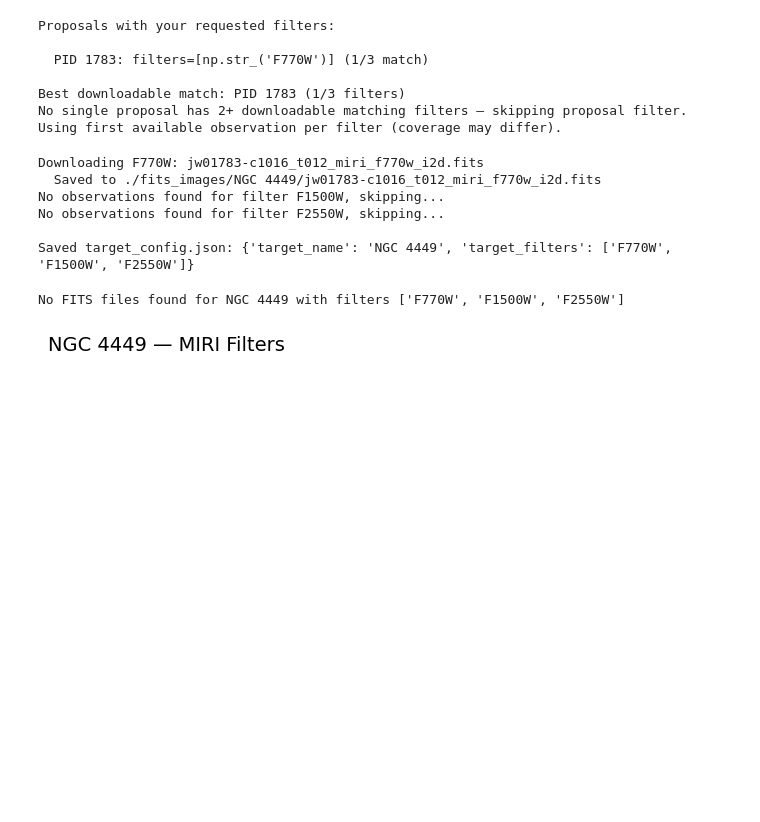
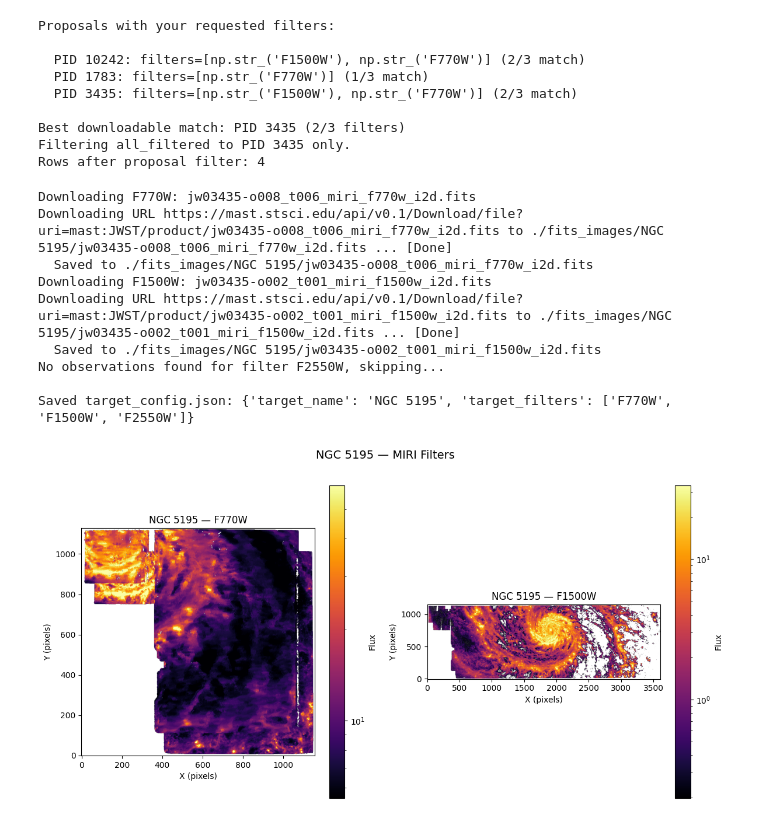
Before and after one commit to osnow07/Astron_1221_Project_2, a Jupyter notebook: Working_draft.ipynb, the cells around one changed output. Drawn from its saved outputs; the diff is of its cells as text; code cells hidden in the pictures; blank space fills up the shorter version.

```diff
--- a/Working_draft.ipynb
+++ b/Working_draft.ipynb
@@ -1,21 +1,27 @@
 # %%
+"""
+This code will create a false color image from James Webb Space Telescope observations using the MIRI instrument. It does this through pulling data from the Mast API and processing the resulting data. These observations will be displayed and will be stacked to make a RGB false color image. This is done by assigning a red, green, and blue to a long, medium, and short wavelength of light see through the MIRI wavelength filters. This notebook pulls the data from the API and displays the raw images while the next notebook, False_color, creates a pretty false color image.
+"""
 from astropy.io import fits
 import matplotlib.pyplot as plt
-from astropy.wcs import WCS
 import numpy as np
-from astropy.coordinates import SkyCoord
-import astropy.units as u
-from astroquery.mast import Observations, Mast
-from pprint import pprint
+from astroquery.mast import Observations
 import os
-import re
 import glob
+from astropy.table import vstack
+import json
+import re as _re
+'''
+This is where you input the target that you want to observe
+This is the only variable that needs to be changed to make a new false color image
+Not all objects have miri observations and not all objects have the filters that we want to pull
+The code will correct for this and will handle if there is no available observations
+'''
+target_name = "NGC 5195"
 
-mast = Mast()
-
-target_name = "NGC 4449"
-
-# Check if FITS files already exist on disk for this target
+'''
+We will later on download the data to an individual folder with the same name as target_name. This here searches through the files on your computer to see if there is a file in the directory with the _i2d.fits name. If there is a file, it then skips pulling the API saving computing time and preventing from downloading the same files twice.
+'''
 fits_dir = f"./fits_images/{target_name}"
 _skip_query = False
 if os.path.isdir(fits_dir):
@@ -25,7 +31,9 @@ if os.path.isdir(fits_dir):
         for p in sorted(existing):
             print(f"  {os.path.basename(p)}")
         _skip_query = True
-
+'''
+If the observation has not been downloaded yet, it continues and will talk to the API. It does an object based query of the defined target in a radius of .1 degrees around the target to prevent pulling too much data. It will then filter the returned data to make sure it is a MIRI image, has the right data type, comes from JWST, and is public data. It then prints the output of the query.
+'''
 if not _skip_query:
     obs = Observations.query_object(target_name, radius="0.1 deg")
 
@@ -36,4 +44,5 @@ if not _skip_query:
         (obs['dataRights'] == 'PUBLIC')
     ]
     print(f"MAST query returned {len(miri_obs)} MIRI/IMAGE observations.")
+    print (miri_obs)
 # %% [output]
@@ -103,7 +111,7 @@ Total across all 3 filters: 5
 # %%
-# === OPTIONAL: Filter by proposal_id so all bands come from the same program ===
-# Delete this entire cell if you don't want proposal filtering.
-
+'''
+Here we are filtering by proposal id. If two observations do not have the same proposal id, then there is a high likelihood that the field of view will be very different. These divergent fields of view will make the false color image not line up and will result in a bad image. We therefore check to see if the observations have the same ID and will exclude the ones with a different proposal id.
+'''
 if not _skip_query and len(all_filtered) > 0:
     # Show which proposals have which filters
     proposals = sorted(set(all_filtered['proposal_id']))
@@ -148,12 +156,17 @@ if not _skip_query and len(all_filtered) > 0:
 # %% [output]
 Proposals with your requested filters:
 
+  PID 10242: filters=[np.str_('F1500W'), np.str_('F770W')] (2/3 match)
   PID 1783: filters=[np.str_('F770W')] (1/3 match)
+  PID 3435: filters=[np.str_('F1500W'), np.str_('F770W')] (2/3 match)
 
-Best downloadable match: PID 1783 (1/3 filters)
-No single proposal has 2+ downloadable matching filters — skipping proposal filter.
-Using first available observation per filter (coverage may differ).
+Best downloadable match: PID 3435 (2/3 filters)
+Filtering all_filtered to PID 3435 only.
+Rows after proposal filter: 4
 # %%
+'''
+Here we are downloading the actual data from the API. One of the properties in the output of the API is the download link and here we create a new directory for the data and download all the filters. We also check to see if the data has already been downloaded as well making sure that for observations with less than the three filters that we want to use, it does not have an error.
+'''
 if _skip_query:
     print(f"All files already on disk in {fits_dir} — nothing to download.")
 else:
@@ -194,23 +207,29 @@ else:
 
         if not got_it:
             print(f"  WARNING: Could not download {f}")
-
+'''
+This creates a json with the information about the observation that we are making. This is then passed to False_color so the API logic does not need to be repeated. However, this does have the disadvantage of needing to run the notebooks in the correct order, but will ultimately save computing time in skipping the API logic for observations already downloaded.
+'''
 # Save config so False_color.ipynb knows which target/filters to use
-import json
 config = {"target_name": target_name, "target_filters": target_filters}
 with open("target_config.json", "w") as cfg:
     json.dump(config, cfg)
 print(f"\nSaved target_config.json: {config}")
 # %% [output]
-Downloading F770W: jw01783-c1016_t012_miri_f770w_i2d.fits
-  Saved to ./fits_images/NGC 4449/jw01783-c1016_t012_miri_f770w_i2d.fits
-No observations found for filter F1500W, skipping...
+Downloading F770W: jw03435-o008_t006_miri_f770w_i2d.fits
+Downloading URL https://mast.stsci.edu/api/v0.1/Download/file?uri=mast:JWST/product/jw03435-o008_t006_miri_f770w_i2d.fits to ./fits_images/NGC 5195/jw03435-o008_t006_miri_f770w_i2d.fits ... [Done]
+  Saved to ./fits_images/NGC 5195/jw03435-o008_t006_miri_f770w_i2d.fits
+Downloading F1500W: jw03435-o002_t001_miri_f1500w_i2d.fits
+Downloading URL https://mast.stsci.edu/api/v0.1/Download/file?uri=mast:JWST/product/jw03435-o002_t001_miri_f1500w_i2d.fits to ./fits_images/NGC 5195/jw03435-o002_t001_miri_f1500w_i2d.fits ... [Done]
+  Saved to ./fits_images/NGC 5195/jw03435-o002_t001_miri_f1500w_i2d.fits
 No observations found for filter F2550W, skipping...
 
-Saved target_config.json: {'target_name': 'NGC 4449', 'target_filters': ['F770W', 'F1500W', 'F2550W']}
+Saved target_config.json: {'target_name': 'NGC 5195', 'target_filters': ['F770W', 'F1500W', 'F2550W']}
 # %%
+'''
+The final step this notebook is displaying the filters that were downloaded. This ensures that the correct object was observed and is useful in seeing what the different wavelengths of light can show. It first checks how many filters were downloaded and then defines a subplot for each filter. It will then display a plot with a simple scaling for each filter.
+'''
 # Auto-discover local FITS files for plotting
-import re as _re
 local_fits = {}
 for fpath in sorted(glob.glob(os.path.join(f"./fits_images/{target_name}", "*_i2d.fits"))):
     m = _re.search(r"_f(\d+w)", os.path.basename(fpath).lower())
@@ -247,32 +266,31 @@ for i, f in enumerate(found_filters):
 
     image = np.where(image <= 0, np.nan, image)
     vmin = np.nanpercentile(image, 5)
     vmax = np.nanpercentile(image, 99)
     vmin = max(vmin, 1e-10)
     if vmin >= vmax:
         vmax = vmin * 10
 
     ax = axes[i]
     im = ax.imshow(
         image, origin='lower', cmap='inferno',
         norm=plt.matplotlib.colors.LogNorm(vmin=vmin, vmax=vmax)
     )
     ax.set_title(f"{target_name} — {f}", fontsize=12)
     ax.set_xlabel("X (pixels)")
     ax.set_ylabel("Y (pixels)")
     plt.colorbar(im, ax=ax, label="Flux")
     hdul.close()
 
 # Hide unused axes
 for j in range(len(found_filters), len(axes)):
     axes[j].set_visible(False)
 
 if not found_filters:
     print(f"No FITS files found for {target_name} with filters {target_filters}")
 
 plt.suptitle(f"{target_name} — MIRI Filters", fontsize=14, y=1.02)
 plt.tight_layout()
 plt.show()
 # %% [output]
-No FITS files found for NGC 4449 with filters ['F770W', 'F1500W', 'F2550W']
-[figure, old version]
+[figure, new version]
```
Also changed, not shown: parts of 3 cells of this notebook.
